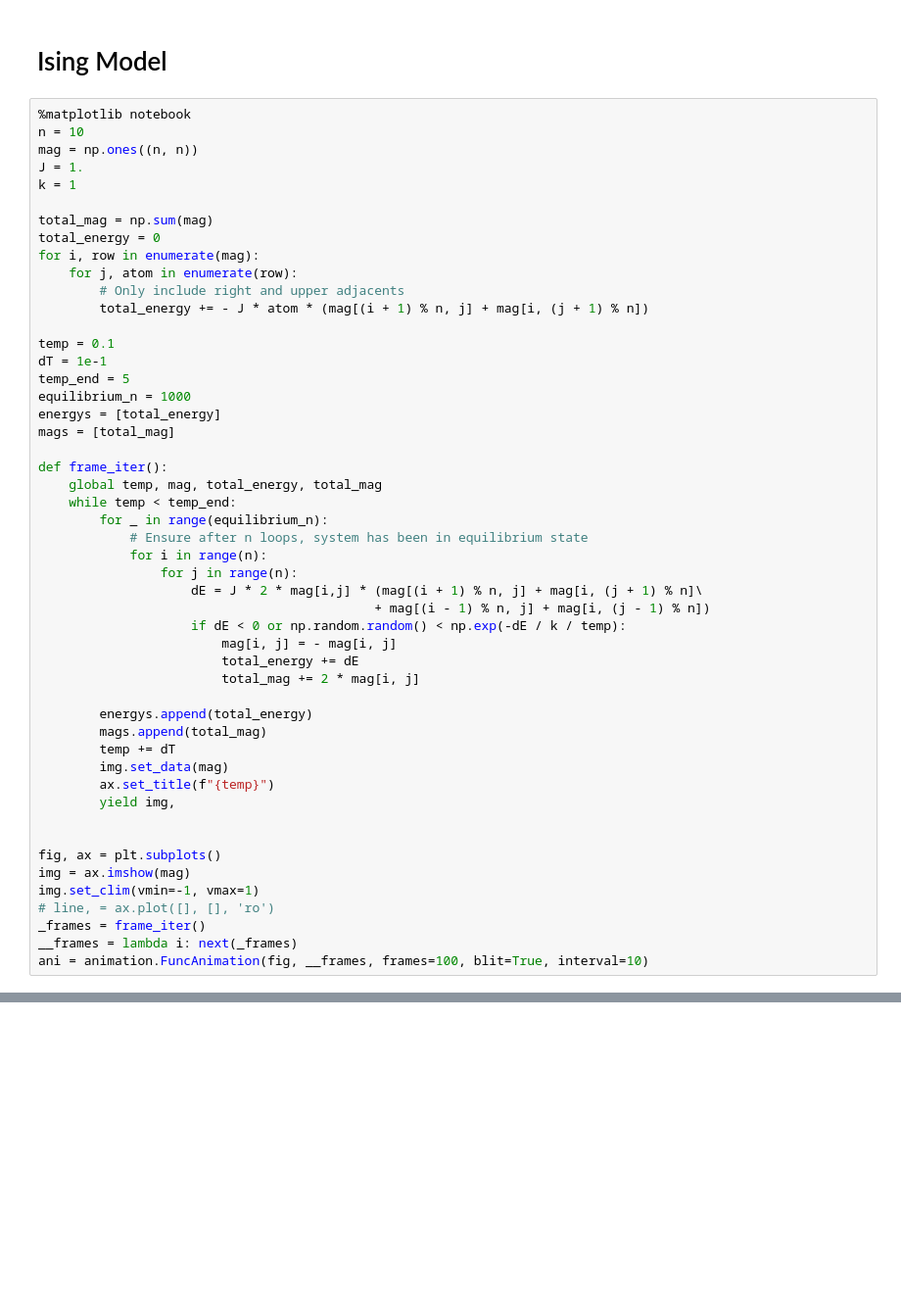
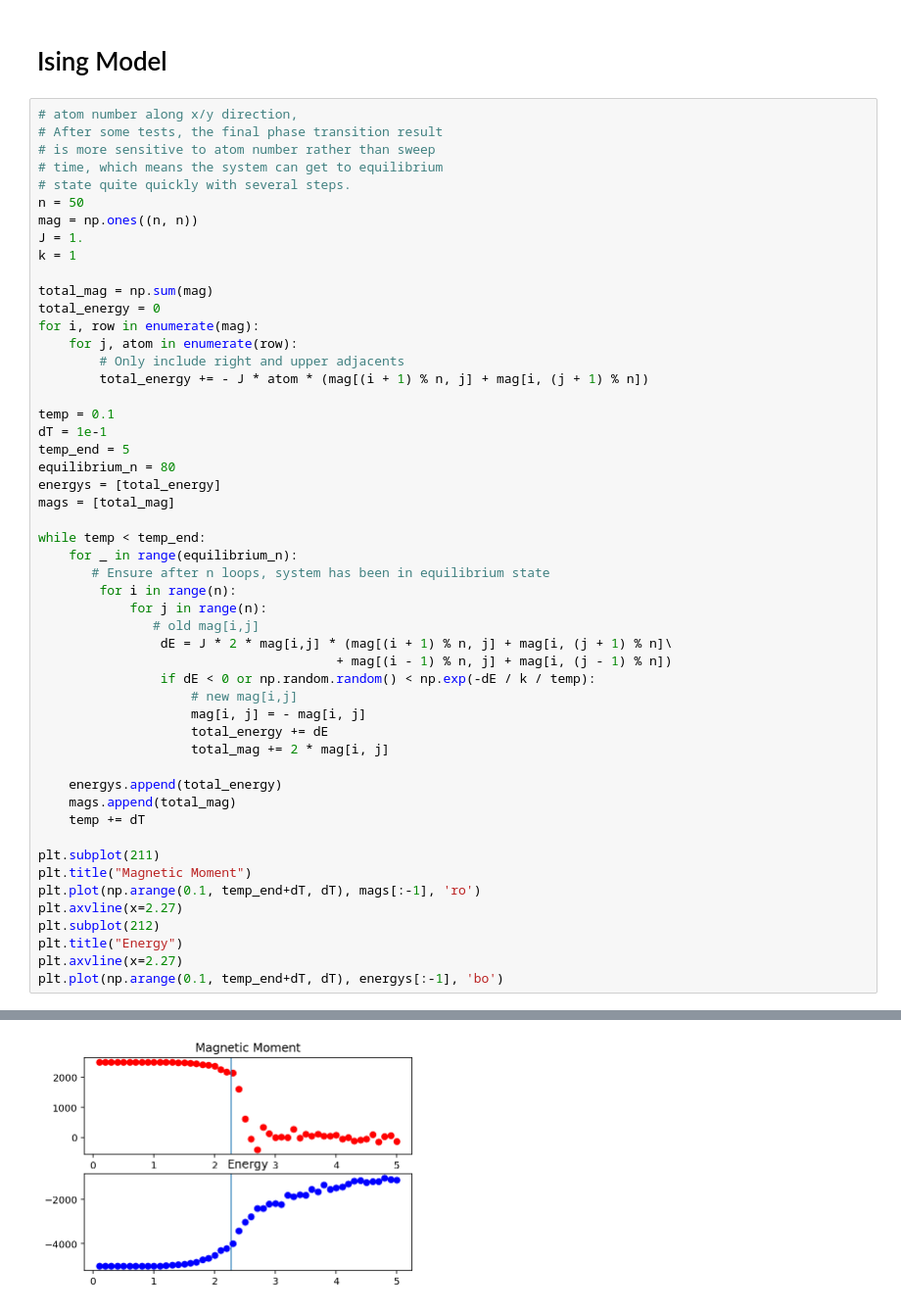
Before and after one commit to watertien/computational_physics, a Jupyter notebook: 190430_Monte_Carlo.ipynb, the cells around one changed output, grey strips where cells are left out. Shown at 98% size. Drawn from its saved outputs; the diff is of its cells as text; blank space fills up the shorter version.

```diff
--- a/190430_Monte_Carlo.ipynb
+++ b/190430_Monte_Carlo.ipynb
@@ -217,8 +217,12 @@ plt.hist(particle, bins=100);
 # %% [markdown]
 # Ising Model
 # %%
-%matplotlib notebook
-n = 10
+# atom number along x/y direction,
+# After some tests, the final phase transition result
+# is more sensitive to atom number rather than sweep
+# time, which means the system can get to equilibrium
+# state quite quickly with several steps.
+n = 50
 mag = np.ones((n, n))
 J = 1.
 k = 1
@@ -233,37 +237,34 @@ for i, row in enumerate(mag):
 temp = 0.1
 dT = 1e-1
 temp_end = 5
-equilibrium_n = 1000
+equilibrium_n = 80
 energys = [total_energy]
 mags = [total_mag]
 
-def frame_iter():
-    global temp, mag, total_energy, total_mag
-    while temp < temp_end:
-        for _ in range(equilibrium_n):
-            # Ensure after n loops, system has been in equilibrium state
-            for i in range(n):
-                for j in range(n):
-                    dE = J * 2 * mag[i,j] * (mag[(i + 1) % n, j] + mag[i, (j + 1) % n]\
-                                            + mag[(i - 1) % n, j] + mag[i, (j - 1) % n])
-                    if dE < 0 or np.random.random() < np.exp(-dE / k / temp):
-                        mag[i, j] = - mag[i, j]
-                        total_energy += dE
-                        total_mag += 2 * mag[i, j]
+while temp < temp_end:
+    for _ in range(equilibrium_n):
+       # Ensure after n loops, system has been in equilibrium state
+        for i in range(n):
+            for j in range(n):
+               # old mag[i,j]
+                dE = J * 2 * mag[i,j] * (mag[(i + 1) % n, j] + mag[i, (j + 1) % n]\
+                                       + mag[(i - 1) % n, j] + mag[i, (j - 1) % n])
+                if dE < 0 or np.random.random() < np.exp(-dE / k / temp):
+                    # new mag[i,j]
+                    mag[i, j] = - mag[i, j]
+                    total_energy += dE
+                    total_mag += 2 * mag[i, j]
 
-        energys.append(total_energy)
-        mags.append(total_mag)
-        temp += dT
-        img.set_data(mag)
-        ax.set_title(f"{temp}")
-        yield img,
+    energys.append(total_energy)
+    mags.append(total_mag)
+    temp += dT
 
-
-fig, ax = plt.subplots()
-img = ax.imshow(mag)
-img.set_clim(vmin=-1, vmax=1)
-# line, = ax.plot([], [], 'ro')
-_frames = frame_iter()
-__frames = lambda i: next(_frames)
-ani = animation.FuncAnimation(fig, __frames, frames=100, blit=True, interval=10)
+plt.subplot(211)
+plt.title("Magnetic Moment")
+plt.plot(np.arange(0.1, temp_end+dT, dT), mags[:-1], 'ro')
+plt.axvline(x=2.27)
+plt.subplot(212)
+plt.title("Energy")
+plt.axvline(x=2.27)
+plt.plot(np.arange(0.1, temp_end+dT, dT), energys[:-1], 'bo')
 # %% [output]
@@ -271,0 +272 @@ ani = animation.FuncAnimation(fig, __frames, frames=100, blit=True, interval=10)
+[figure, added]
```
Also changed, not shown: parts of 9 cells of this notebook, 1 other file.
